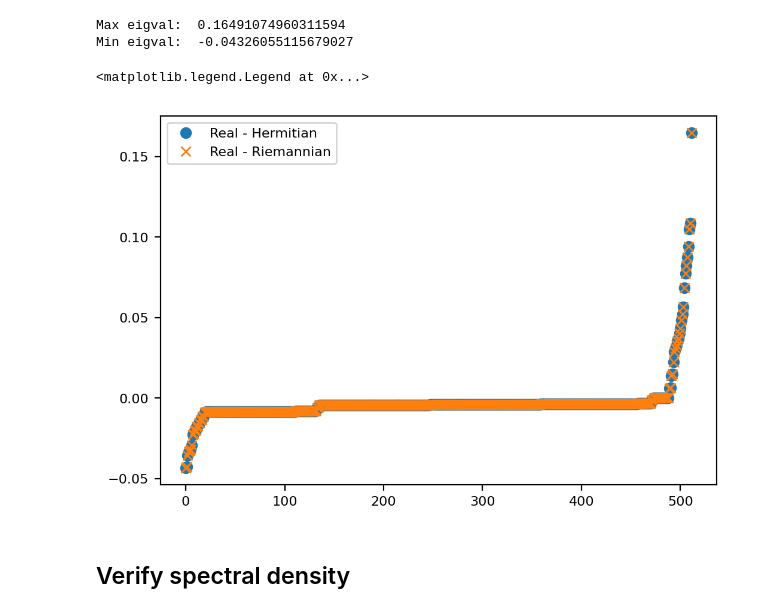
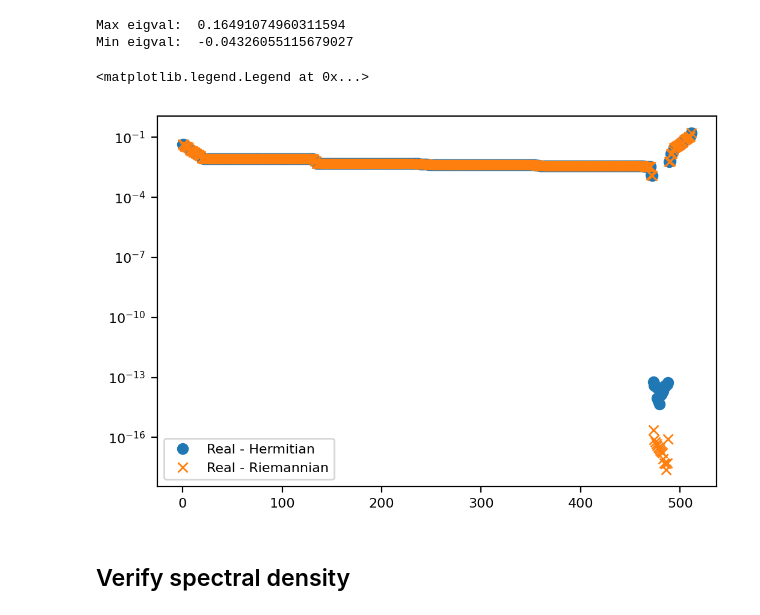
Before and after one commit to EmilianoG-byte/iqm-benchmarks, a Jupyter notebook: playground/num_sequences/testing_sd_approach.ipynb, the cells around one changed output. Drawn from its saved outputs; the diff is of its cells as text; code cells hidden in the pictures.

```diff
--- a/playground/num_sequences/testing_sd_approach.ipynb
+++ b/playground/num_sequences/testing_sd_approach.ipynb
@@ -1024,14 +1033,14 @@ Max eigval:  0.16491074960311594
 Min eigval:  -0.04326055115679027
 # %%
 plt.figure(figsize=(6, 4), dpi=200)
-plt.plot(eigenvals_hermitian_real, 'o',label="Real - Hermitian")
-plt.plot(eigenvals_riemannian_real, 'x', label="Real - Riemannian")
+plt.semilogy(jnp.abs(eigenvals_hermitian_real), 'o',label="Real - Hermitian")
+plt.plot(jnp.abs(eigenvals_riemannian_real), 'x', label="Real - Riemannian")
 # plt.plot(eigenvals_hermitian.imag, 'o',label="Imag - Hermitian")
 # plt.plot(eigenvals_rhessian.imag, 'x', label="Imag - Riemannian")
 plt.legend()
 # %% [output]
 <matplotlib.legend.Legend at 0x...>
-[figure, old version]
+[figure, new version]
 # %% [markdown]
 ## Verify spectral density
 # %%
```
Also changed, not shown: parts of 45 cells of this notebook, 1 other file.
